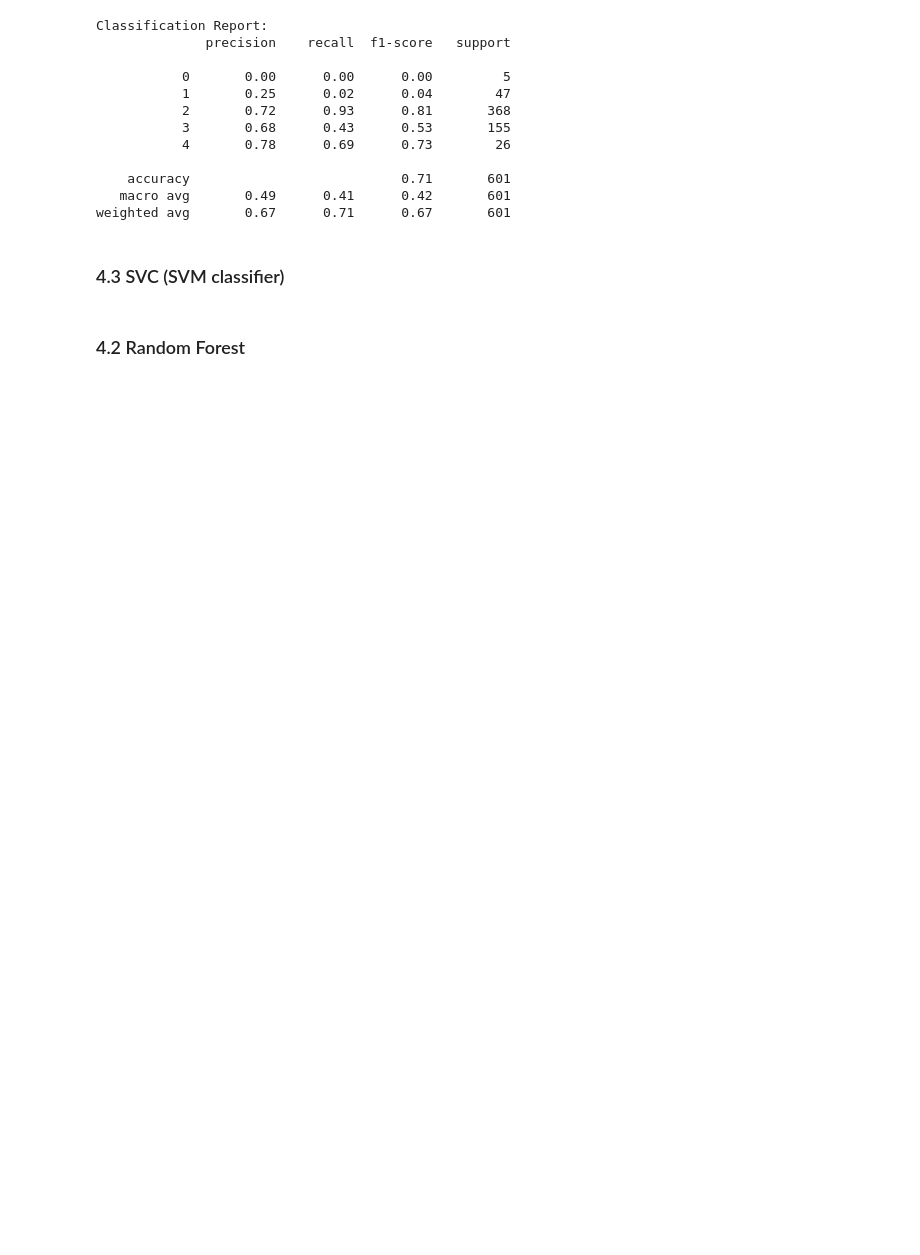
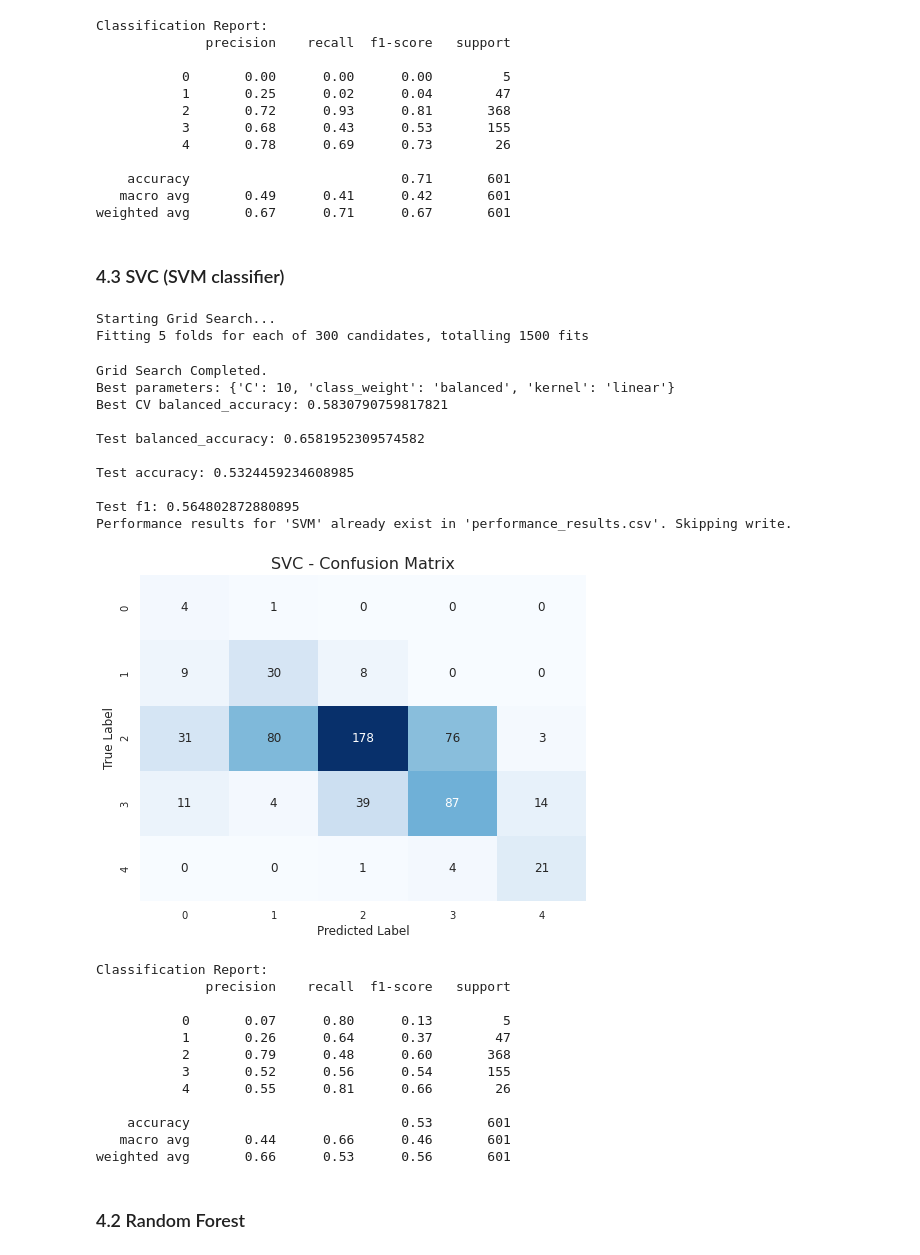
Before and after one commit to HammaTime123/Investigation-into-Developing-a-Classifier-for-Movie-Rating-for-IMDB-Data-Se, a Jupyter notebook: proj2.ipynb, the cells around one changed output. Cells and saved outputs as stored; diff of their text form; code cells hidden in the pictures; blank space fills up the shorter version.

```diff
--- a/proj2.ipynb
+++ b/proj2.ipynb
@@ -1311,9 +1364,15 @@ weighted avg       0.67      0.71      0.67       601
 # %% [markdown]
 ### 4.3 SVC (SVM classifier)
 # %%
-model = "SVM"
 
-# Prepare the data
+
+# Define your model name
+modelName = "SVM"
+
+# Define the performance file path
+performance_file = "performance_results.csv"  # Update with your actual file path
+
+# Prepare training and testing data
 X_train = X_train_S_TotalDataPlusGenreEncoding[final_features]
 y_train = y_train_S_TotalDataPlusGenreEncoding
 
@@ -1366,39 +1425,76 @@ print("Best CV balanced_accuracy:", grid_search.best_score_)
 
 # Retrieve the best estimator
 best_model = grid_search.best_estimator_
 
 # Make predictions on the test set
 y_pred = best_model.predict(X_test)
 
-# Calculate Test Accuracy
-# Calculate test accuracy
+# Calculate Test Performance Metrics
 test_balanced_acc = balanced_accuracy_score(y_test, y_pred)
 print("\nTest balanced_accuracy:", test_balanced_acc)
 
-# Calculate test accuracy
 test_acc = accuracy_score(y_test, y_pred)
 print("\nTest accuracy:", test_acc)
 
-# Calculate test accuracy
-test_f1 = f1_score(y_test, y_pred)
+test_f1 = f1_score(y_test, y_pred, average='weighted')  # Ensure consistency with Logistic Regression
 print("\nTest f1:", test_f1)
+
+
+# Append the performance results to the CSV file only if the model doesn't already exist
+if not model_exists(performance_file, modelName):
+    file_exists = os.path.isfile(performance_file)
+    with open(performance_file, mode="a", newline="") as file:
+        writer = csv.writer(file)
+        # Write header if the file is new or empty
+        if not file_exists or os.path.getsize(performance_file) == 0:
+            writer.writerow(['Model', 'Balanced Accuracy', 'Accuracy', 'F1 Score'])
+        writer.writerow([modelName, test_balanced_acc, test_acc, test_f1])
+    print(f"Performance results for '{modelName}' saved to '{performance_file}'.")
+else:
+    print(f"Performance results for '{modelName}' already exist in '{performance_file}'. Skipping write.")
 
 # Generate the Confusion Matrix
 cm = confusion_matrix(y_test, y_pred)
 
 # Plot the Confusion Matrix
 plt.figure(figsize=(8, 6))
 sns.heatmap(cm, annot=True, fmt='d', cmap='Blues', cbar=False)
-plt.title("Confusion Matrix", fontsize=16)
+plt.title("SVC - Confusion Matrix", fontsize=16)
 plt.ylabel("True Label", fontsize=12)
 plt.xlabel("Predicted Label", fontsize=12)
 plt.xticks(fontsize=10)
 plt.yticks(fontsize=10)
 plt.show()
 
 # Print Classification Report
 print("\nClassification Report:")
 print(classification_report(y_test, y_pred))
+# %% [output]
+Starting Grid Search...
+Fitting 5 folds for each of 300 candidates, totalling 1500 fits
+Grid Search Completed.
+Best parameters: {'C': 10, 'class_weight': 'balanced', 'kernel': 'linear'}
+Best CV balanced_accuracy: 0.5830790759817821
+
+Test balanced_accuracy: 0.6581952309574582
+
+Test accuracy: 0.5324459234608985
+
+Test f1: 0.564802872880895
+Performance results for 'SVM' already exist in 'performance_results.csv'. Skipping write.
+[figure, added]
+Classification Report:
+              precision    recall  f1-score   support
+
+           0       0.07      0.80      0.13         5
+           1       0.26      0.64      0.37        47
+           2       0.79      0.48      0.60       368
+           3       0.52      0.56      0.54       155
+           4       0.55      0.81      0.66        26
+
+    accuracy                           0.53       601
+   macro avg       0.44      0.66      0.46       601
+weighted avg       0.66      0.53      0.56       601
 # %% [markdown]
 ### 4.2 Random Forest
 # %%
```
Also changed, not shown: parts of 15 cells of this notebook, 7 other files.
